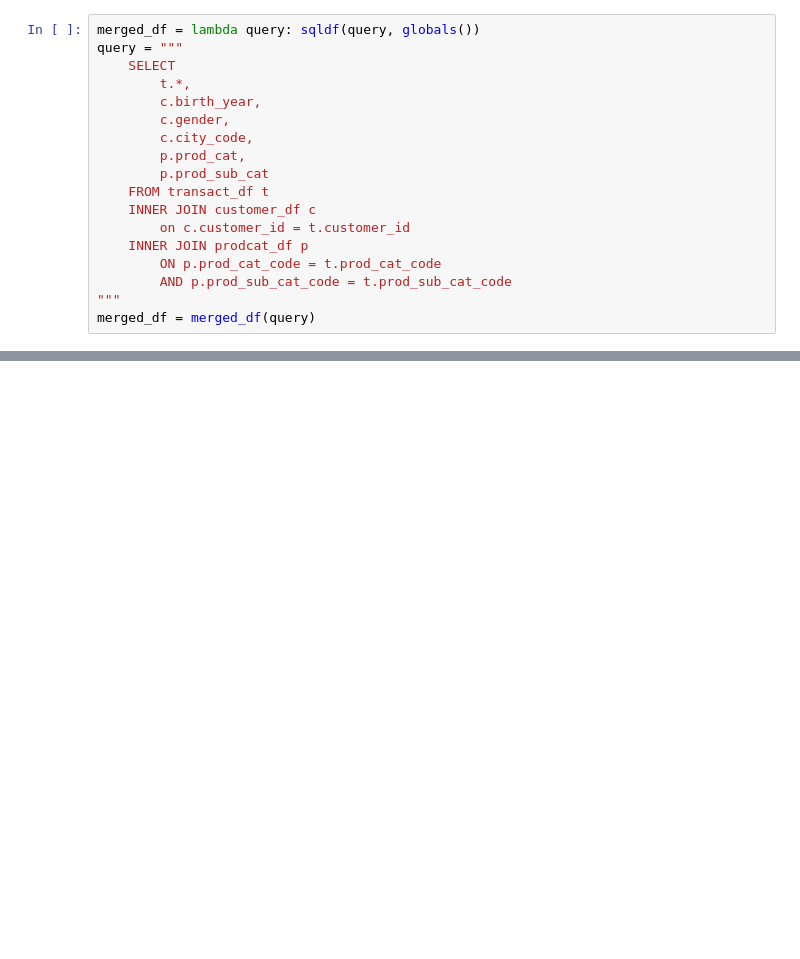
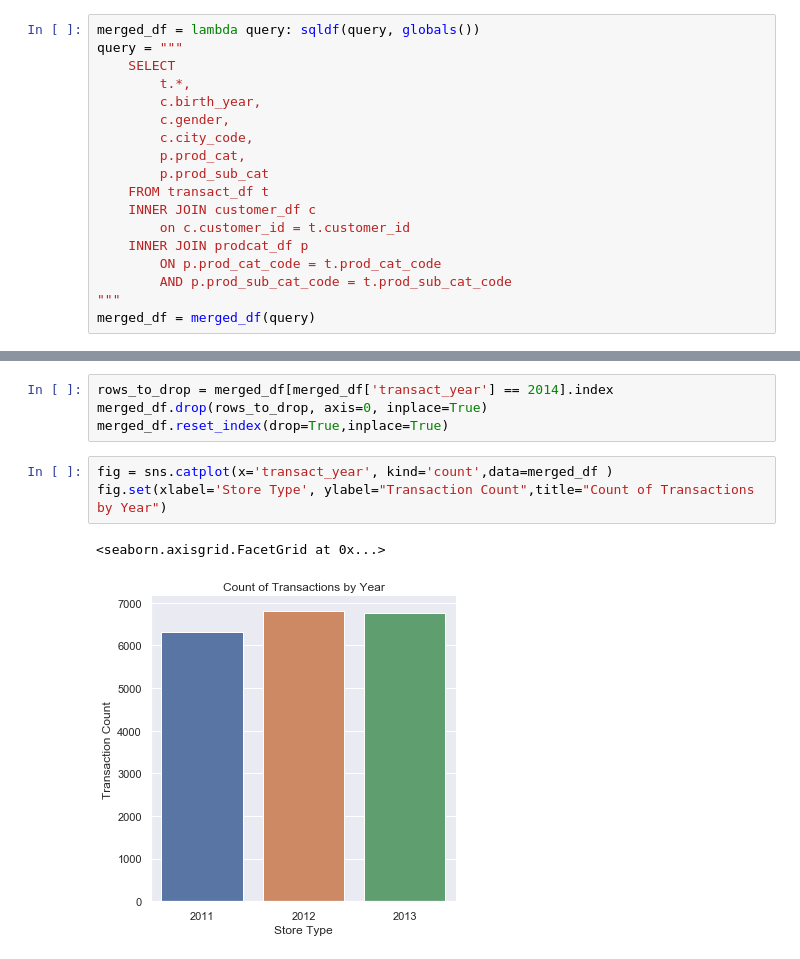
Before and after one commit to dlma1234/datascience_casestudies, a Jupyter notebook: retail_shop/eda.ipynb, the cells around one changed output, grey strips where cells are left out. Drawn from its saved outputs; the diff is of its cells as text; blank space fills up the shorter version.

```diff
--- a/retail_shop/eda.ipynb
+++ b/retail_shop/eda.ipynb
@@ -224,0 +223,10 @@ merged_df['age_at_purchase'] = merged_df['transact_year'] - merged_df['birth_yea
+# %%
+rows_to_drop = merged_df[merged_df['transact_year'] == 2014].index
+merged_df.drop(rows_to_drop, axis=0, inplace=True)
+merged_df.reset_index(drop=True,inplace=True)
+# %%
+fig = sns.catplot(x='transact_year', kind='count',data=merged_df )
+fig.set(xlabel='Store Type', ylabel="Transaction Count",title="Count of Transactions by Year")
+# %% [output]
+<seaborn.axisgrid.FacetGrid at 0x...>
+[figure, added]
```
Also changed, not shown: parts of 114 cells of this notebook.
